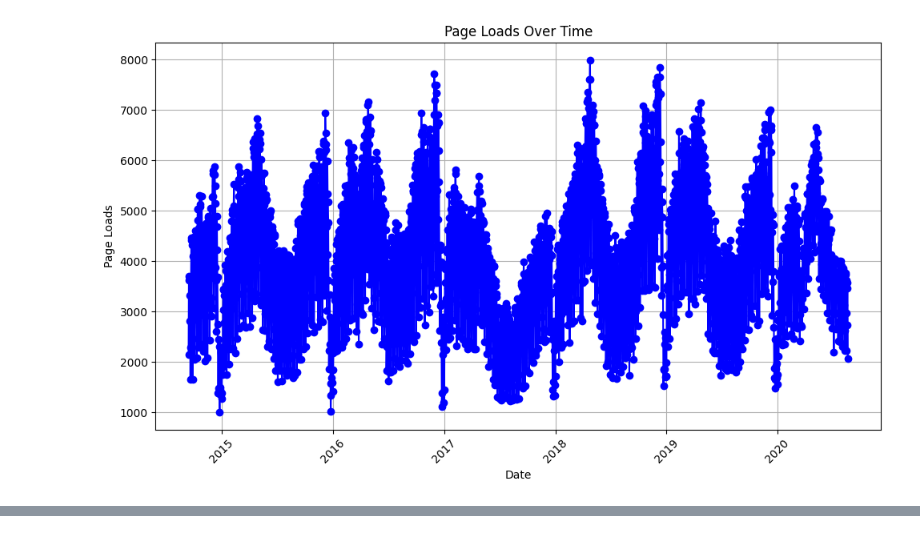
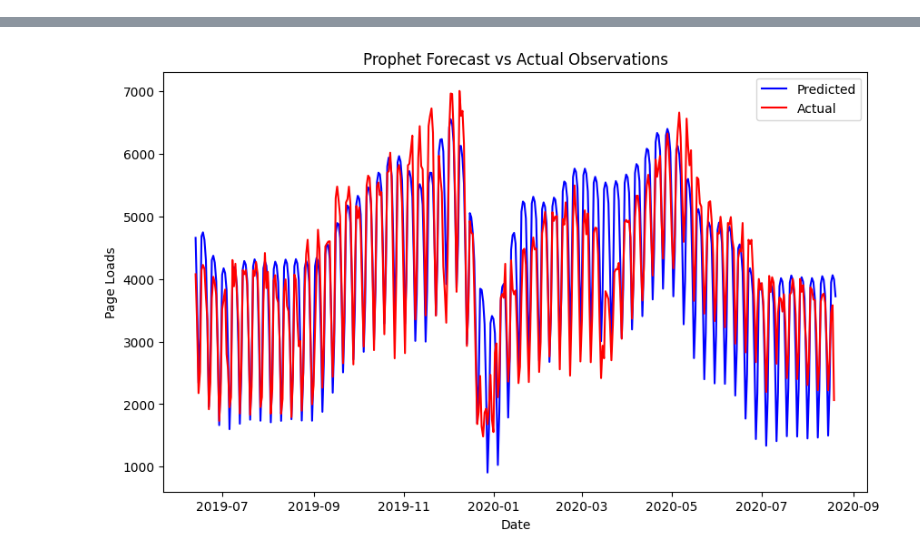
Before and after one commit to sebgro98/traffic-prediction, a Jupyter notebook: prediction.ipynb, the cells around one changed output, grey strips where cells are left out. Cells and saved outputs as stored; diff of their text form; code cells hidden in the pictures.

Commit message:
We can now use prediction for the prophet model

```diff
--- a/prediction.ipynb
+++ b/prediction.ipynb
@@ -1,27 +1,52 @@
-# %%
-import pandas as pd
-import matplotlib.pyplot as plt
-
-# Load the CSV file into a DataFrame
-df = pd.read_csv('data.csv')
-
-# Convert the "Date" column to datetime format for better plotting
-df['Date'] = pd.to_datetime(df['Date'])
-
-# Convert "Page.Loads" to numeric, removing commas
-df['Page.Loads'] = df['Page.Loads'].str.replace(',', '').astype(int)
-
-# Plot "Date" vs "Page.Loads"
-plt.figure(figsize=(10, 6))
-plt.plot(df['Date'], df['Page.Loads'], marker='o', linestyle='-', color='blue')
-plt.title('Page Loads Over Time')
-plt.xlabel('Date')
-plt.ylabel('Page Loads')
-plt.xticks(rotation=45)
-plt.grid(True)
-plt.tight_layout()  # Adjust layout to make room for the rotated x-axis labels
-
-# Show the plot
-plt.show()
-# %% [output]
-[figure, removed]
+# %%
+import pandas as pd
+from prophet import Prophet
+import matplotlib.pyplot as plt
+import warnings
+
+warnings.filterwarnings("ignore", category=FutureWarning)
+
+# Load your dataset
+df = pd.read_csv('data.csv')
+
+# Convert the 'Date' column to datetime format and prepare the data
+df['Date'] = pd.to_datetime(df['Date'])
+df['Page.Loads'] = df['Page.Loads'].str.replace(',', '').astype(int)
+df = df.rename(columns={'Date': 'ds', 'Page.Loads': 'y'})
+
+# Splitting the dataset into training and testing sets
+train_size = int(len(df) * 0.8)
+train_df = df[:train_size]
+test_df = df[train_size:]
+
+
+# Initialize and fit the Prophet model on the TRAINING data
+model = Prophet()
+model.fit(train_df)
+
+# Create a future dataframe that covers the period of the test set
+# Note: The test set's period is essentially from the last point in the training set to the end of the test set.
+last_train_date = train_df['ds'].max()
+first_test_date = test_df['ds'].min()
+last_test_date = test_df['ds'].max()
+
+# Ensure the future dataframe includes the test set period
+future_dates = model.make_future_dataframe(periods=(last_test_date - last_train_date).days + 1, include_history=False)
+
+# Predict the future with the model
+forecast = model.predict(future_dates)
+
+# Plot the forecast alongside the actual observations from the test set
+# First, plot the predicted values
+plt.figure(figsize=(10, 6))
+plt.plot(forecast['ds'], forecast['yhat'], label='Predicted', color='blue')
+
+# Then, plot the actual values from the test set
+plt.plot(test_df['ds'], test_df['y'], label='Actual', color='red')
+
+plt.title('Prophet Forecast vs Actual Observations')
+plt.xlabel('Date')
+plt.ylabel('Page Loads')
+plt.legend()
+plt.show()
+# %% [output]
@@ -27,0 +55 @@ plt.show()
+[figure, added]
```
Also changed, not shown: parts of 1 cell of this notebook.
